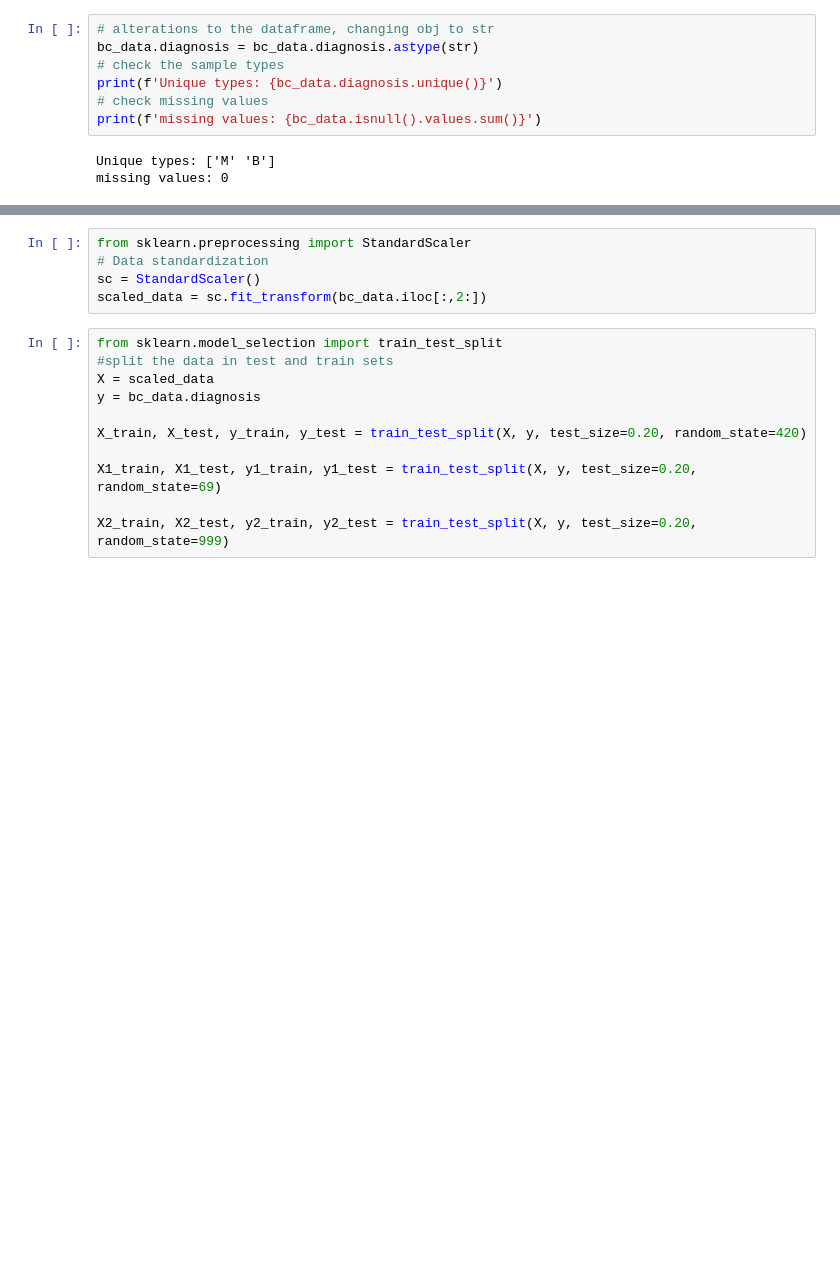
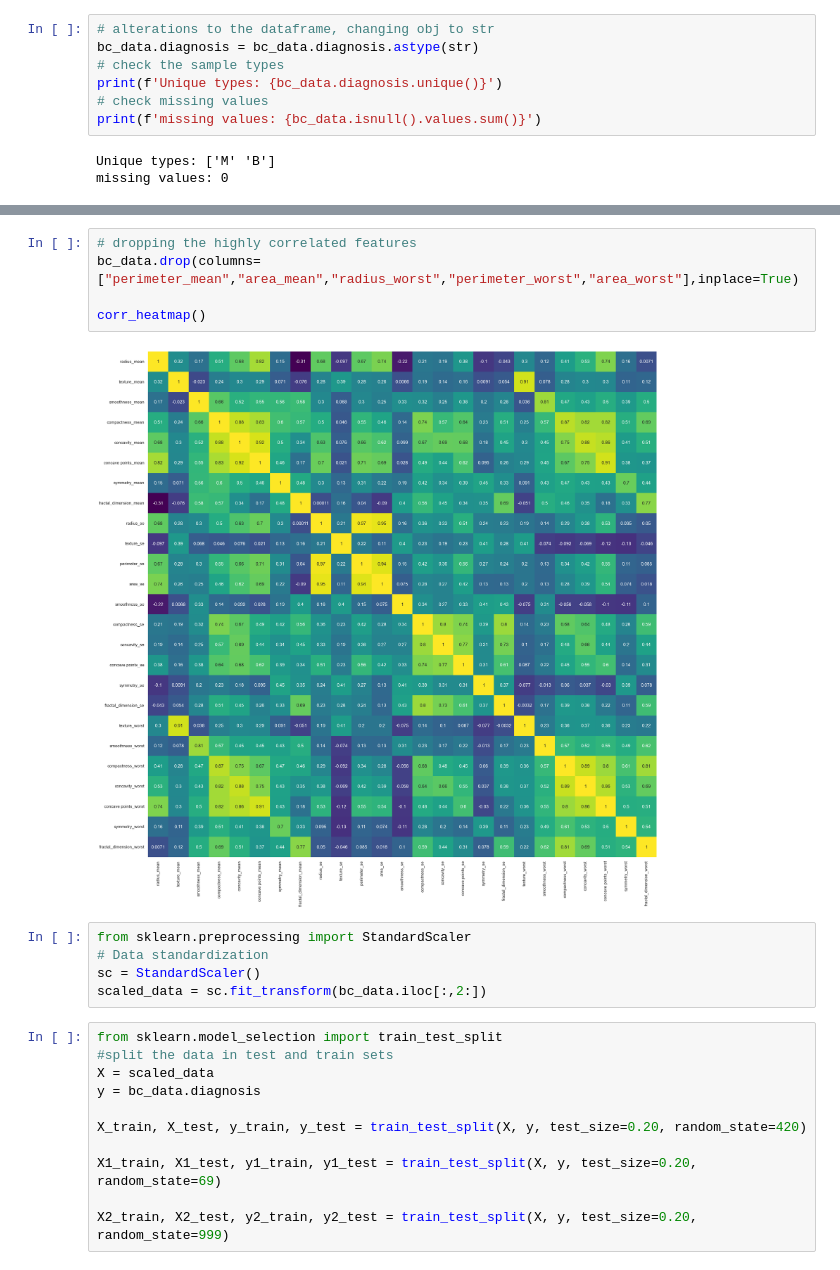
Before and after one commit to Tniemeijer/Data_science_3, a Jupyter notebook: supervised/portfolio_assignment_5.ipynb, the cells around one changed output, grey strips where cells are left out. Drawn from its saved outputs; the diff is of its cells as text; blank space fills up the shorter version.

```diff
--- a/supervised/portfolio_assignment_5.ipynb
+++ b/supervised/portfolio_assignment_5.ipynb
@@ -92,3 +92,10 @@ corr_heatmap()
+# %%
+# dropping the highly correlated features
+bc_data.drop(columns=["perimeter_mean","area_mean","radius_worst","perimeter_worst","area_worst"],inplace=True)
+
+corr_heatmap()
+# %% [output]
+[figure, added]
 # %%
 from sklearn.preprocessing import StandardScaler
 # Data standardization
```
Also changed, not shown: parts of 5 cells of this notebook, 6 other files.
